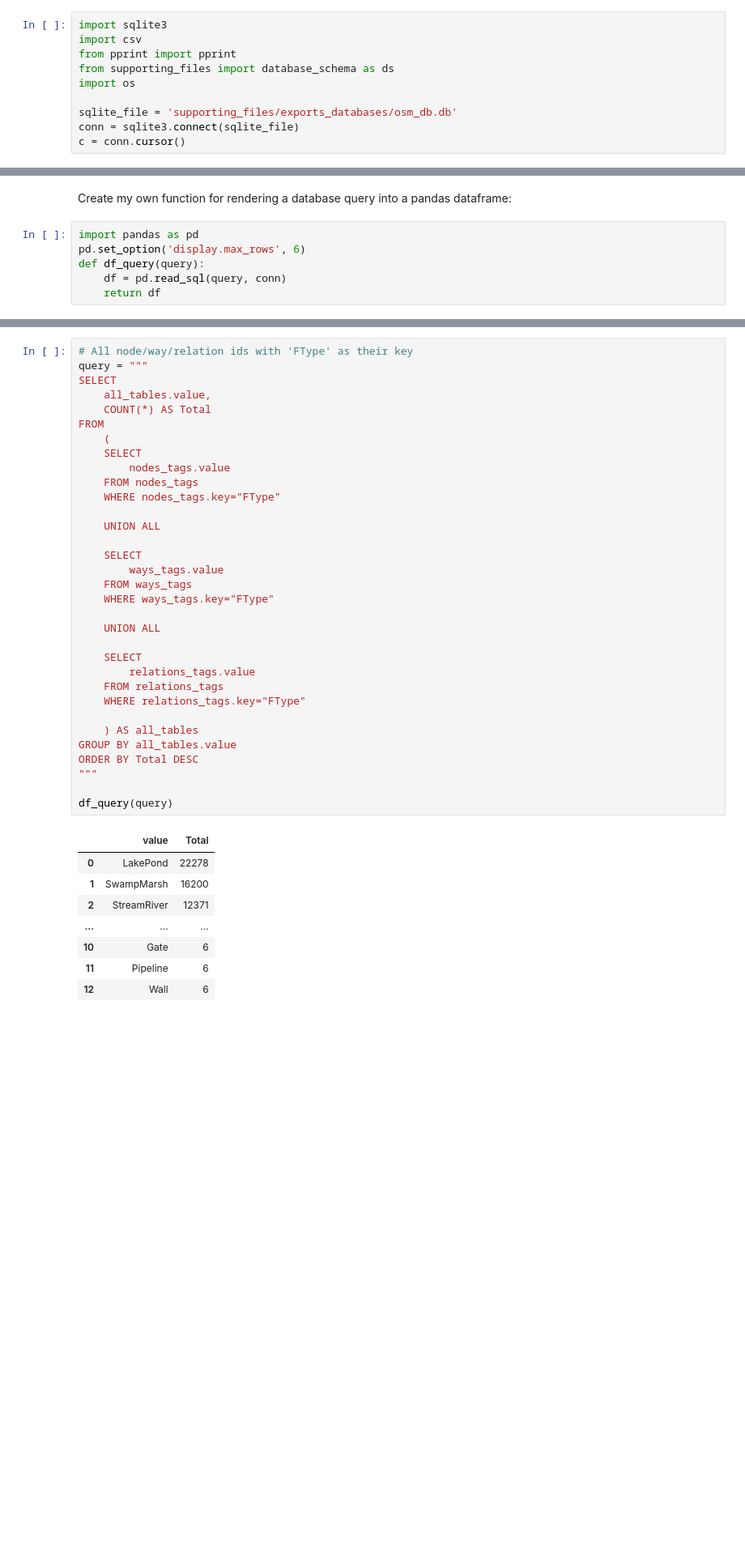
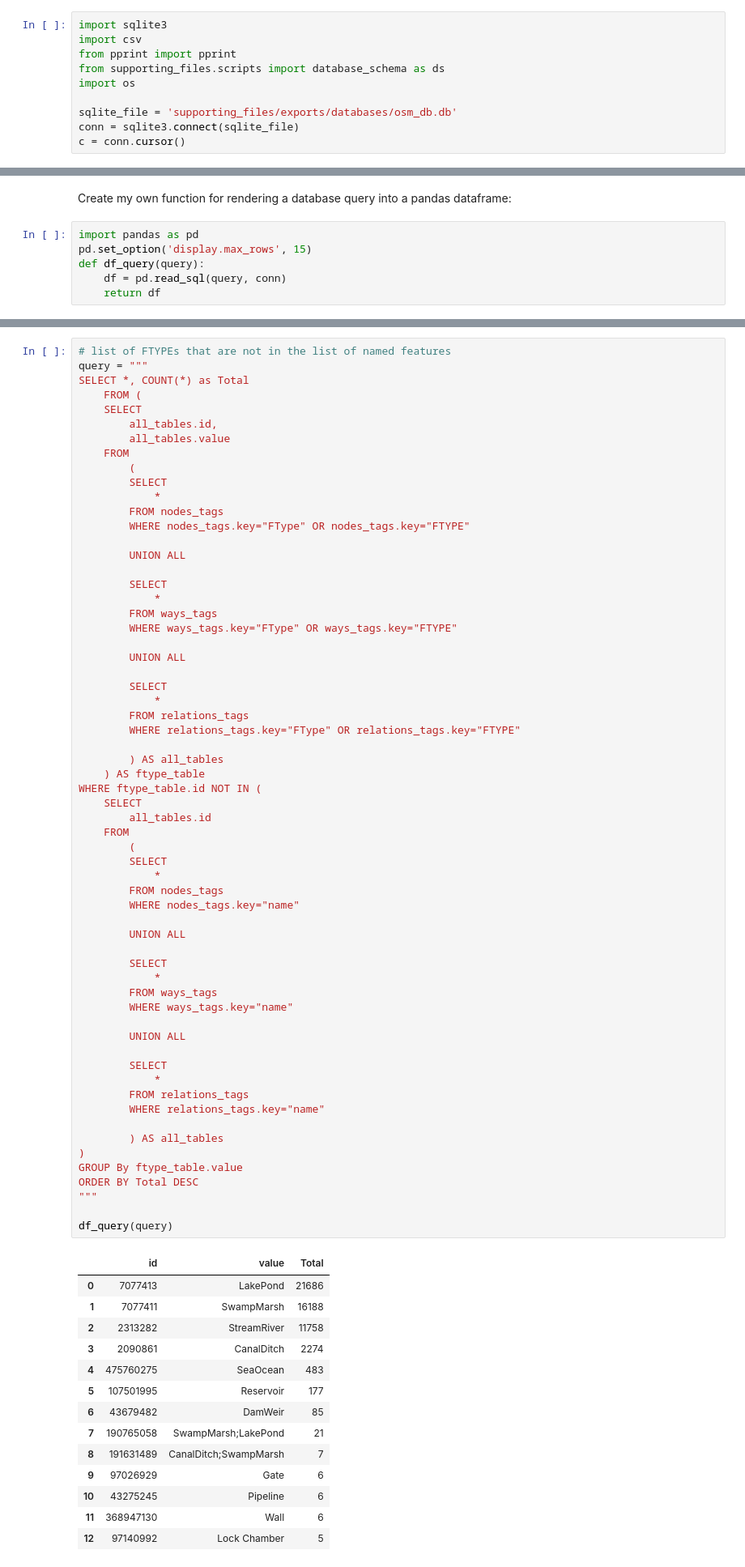
Before and after one commit to hichana/udacity, a Jupyter notebook: P3/PROJECT/OpenStreetMap_CaseStudy.ipynb, the cells around one changed output, grey strips where cells are left out. Shown at 81% size. Drawn from its saved outputs; the diff is of its cells as text; blank space fills up the shorter version.

```diff
--- a/P3/PROJECT/OpenStreetMap_CaseStudy.ipynb
+++ b/P3/PROJECT/OpenStreetMap_CaseStudy.ipynb
@@ -203,9 +282,9 @@ First I build the database:
 import sqlite3
 import csv
 from pprint import pprint
-from supporting_files import database_schema as ds
+from supporting_files.scripts import database_schema as ds
 import os
 
-sqlite_file = 'supporting_files/exports_databases/osm_db.db'
+sqlite_file = 'supporting_files/exports/databases/osm_db.db'
 conn = sqlite3.connect(sqlite_file)
 c = conn.cursor()
@@ -253,7 +330,7 @@ The size of the database is: 77.13 mb
 Create my own function for rendering a database query into a pandas dataframe:
 # %%
 import pandas as pd
-pd.set_option('display.max_rows', 6)
+pd.set_option('display.max_rows', 15)
 def df_query(query):
     df = pd.read_sql(query, conn)
     return df
@@ -421,42 +514,77 @@ Number of unnamed natural features:
 # %%
-# All node/way/relation ids with 'FType' as their key
+# list of FTYPEs that are not in the list of named features
 query = """
-SELECT
-    all_tables.value,
-    COUNT(*) AS Total
-FROM
-    (
+SELECT *, COUNT(*) as Total
+    FROM (
     SELECT
-        nodes_tags.value
-    FROM nodes_tags
-    WHERE nodes_tags.key="FType"
+        all_tables.id,
+        all_tables.value
+    FROM
+        (
+        SELECT
+            *
+        FROM nodes_tags
+        WHERE nodes_tags.key="FType" OR nodes_tags.key="FTYPE"
 
-    UNION ALL
+        UNION ALL
 
+        SELECT
+            *
+        FROM ways_tags
+        WHERE ways_tags.key="FType" OR ways_tags.key="FTYPE"
+
+        UNION ALL
+
+        SELECT
+            *
+        FROM relations_tags
+        WHERE relations_tags.key="FType" OR relations_tags.key="FTYPE"
+
+        ) AS all_tables
+    ) AS ftype_table
+WHERE ftype_table.id NOT IN (
     SELECT
-        ways_tags.value
-    FROM ways_tags
-    WHERE ways_tags.key="FType"
+        all_tables.id
+    FROM
+        (
+        SELECT
+            *
+        FROM nodes_tags
+        WHERE nodes_tags.key="name"
 
-    UNION ALL
+        UNION ALL
 
-    SELECT
-        relations_tags.value
-    FROM relations_tags
-    WHERE relations_tags.key="FType"
+        SELECT
+            *
+        FROM ways_tags
+        WHERE ways_tags.key="name"
 
-    ) AS all_tables
-GROUP BY all_tables.value
+        UNION ALL
+
+        SELECT
+            *
+        FROM relations_tags
+        WHERE relations_tags.key="name"
+
+        ) AS all_tables
+)
+GROUP By ftype_table.value
 ORDER BY Total DESC
 """
 
 df_query(query)
 # %% [output]
-|  | value | Total |
-| 0 | LakePond | 22278 |
-| 1 | SwampMarsh | 16200 |
-| 2 | StreamRiver | 12371 |
-| ... | ... | ... |
-| 10 | Gate | 6 |
-| 11 | Pipeline | 6 |
-| 12 | Wall | 6 |
+|  | id | value | Total |
+| 0 | 7077413 | LakePond | 21686 |
+| 1 | 7077411 | SwampMarsh | 16188 |
+| 2 | 2313282 | StreamRiver | 11758 |
+| 3 | 2090861 | CanalDitch | 2274 |
+| 4 | 475760275 | SeaOcean | 483 |
+| 5 | 107501995 | Reservoir | 177 |
+| 6 | 43679482 | DamWeir | 85 |
+| 7 | 190765058 | SwampMarsh;LakePond | 21 |
+| 8 | 191631489 | CanalDitch;SwampMarsh | 7 |
+| 9 | 97026929 | Gate | 6 |
+| 10 | 43275245 | Pipeline | 6 |
+| 11 | 368947130 | Wall | 6 |
+| 12 | 97140992 | Lock Chamber | 5 |
```
Also changed, not shown: parts of 55 cells of this notebook, 5 other files.
